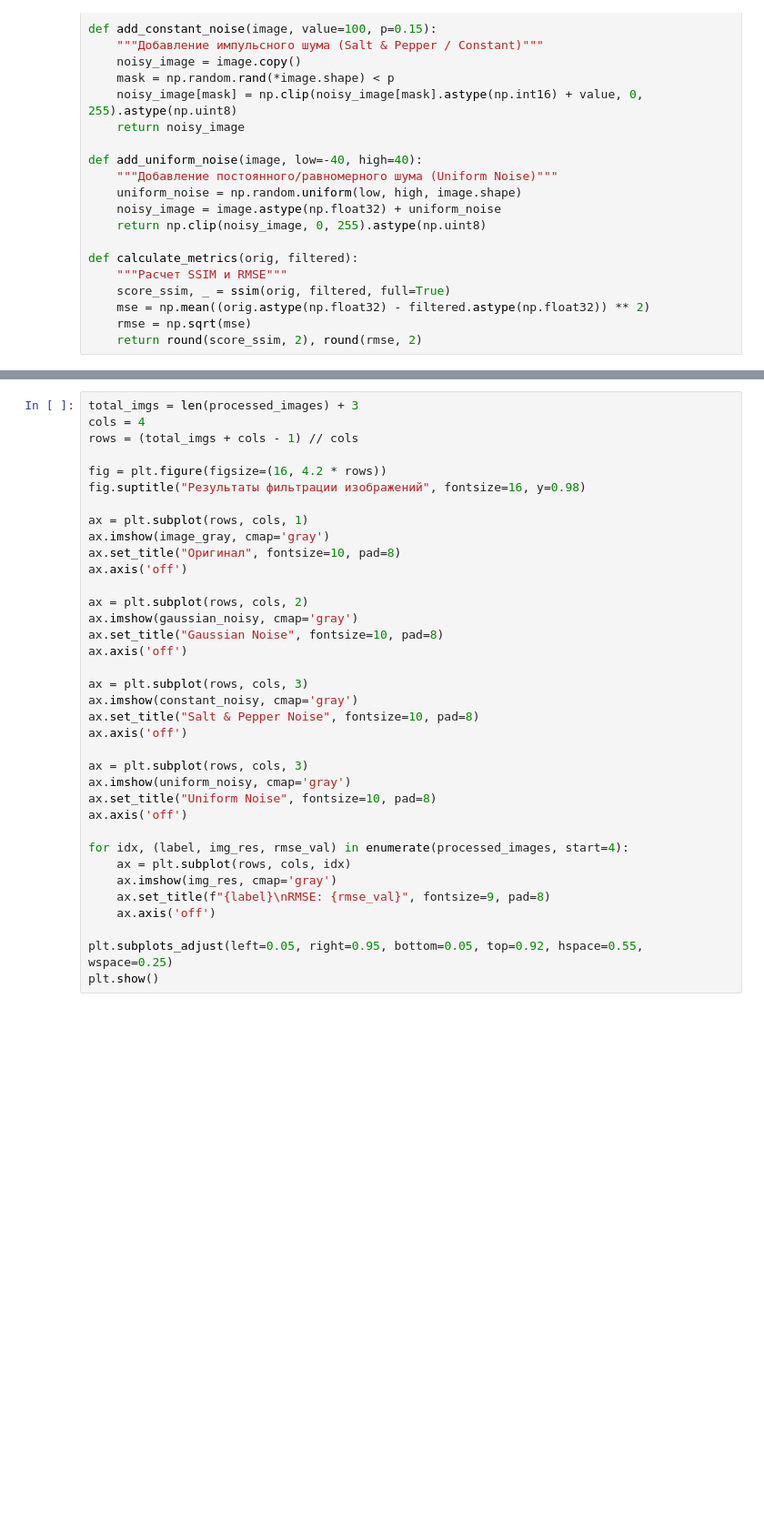
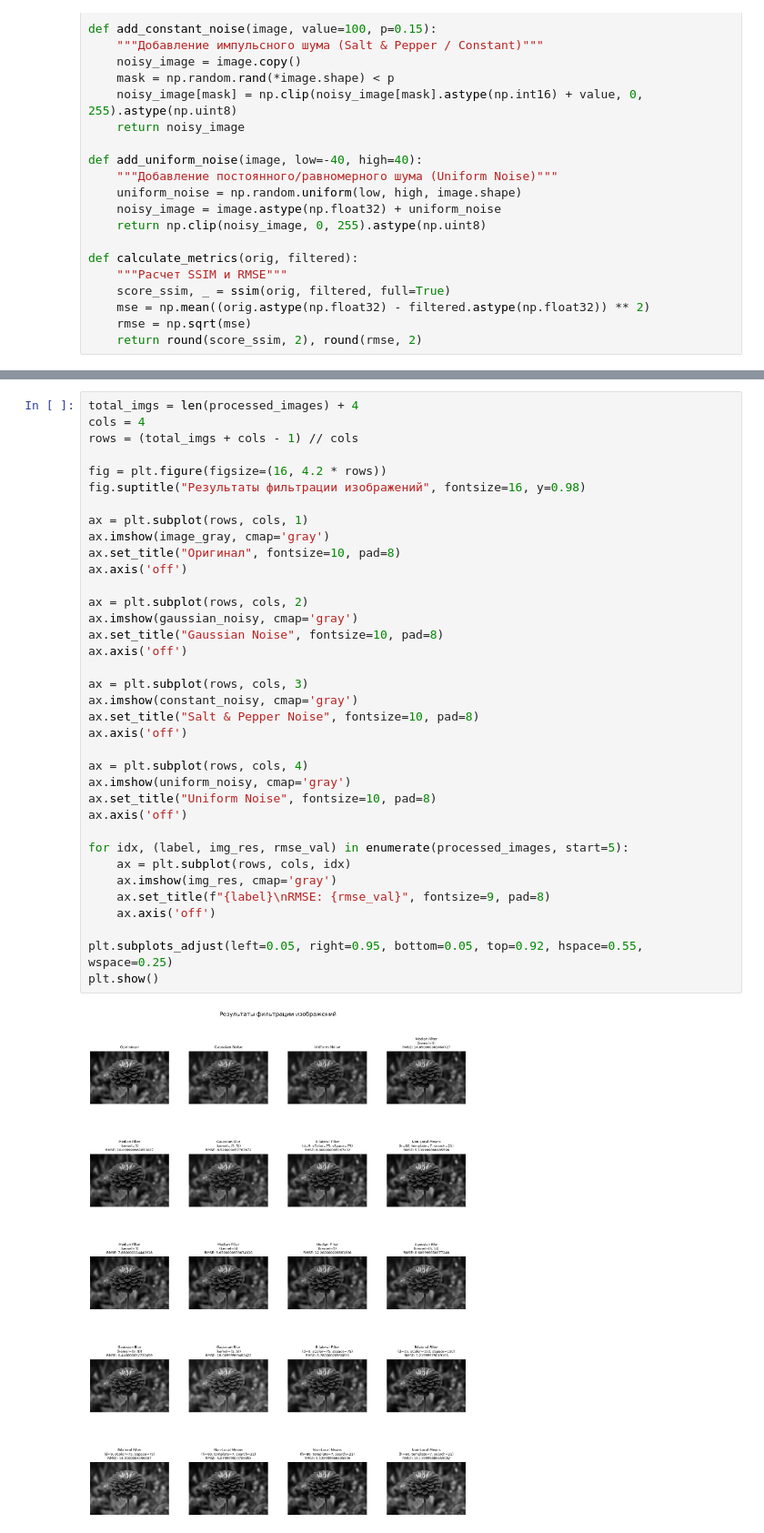
Before and after one commit to sannarat/course-image-processing-2026, a Jupyter notebook: lab2/Task-2.ipynb, the cells around one changed output, grey strips where cells are left out. Shown at 91% size. Saved outputs shown, nothing was run; the diff lists cells and outputs as text; blank space fills up the shorter version.

```diff
--- a/lab2/Task-2.ipynb
+++ b/lab2/Task-2.ipynb
@@ -79,39 +80,41 @@ for noise_type, filter_name, params, func, noisy_img in tests_config:
     processed_images.append((label, filtered_img, rmse_val))
 # %%
-total_imgs = len(processed_images) + 3
+total_imgs = len(processed_images) + 4
 cols = 4
 rows = (total_imgs + cols - 1) // cols
 
 fig = plt.figure(figsize=(16, 4.2 * rows))
 fig.suptitle("Результаты фильтрации изображений", fontsize=16, y=0.98)
 
 ax = plt.subplot(rows, cols, 1)
 ax.imshow(image_gray, cmap='gray')
 ax.set_title("Оригинал", fontsize=10, pad=8)
 ax.axis('off')
 
 ax = plt.subplot(rows, cols, 2)
 ax.imshow(gaussian_noisy, cmap='gray')
 ax.set_title("Gaussian Noise", fontsize=10, pad=8)
 ax.axis('off')
 
 ax = plt.subplot(rows, cols, 3)
 ax.imshow(constant_noisy, cmap='gray')
 ax.set_title("Salt & Pepper Noise", fontsize=10, pad=8)
 ax.axis('off')
 
-ax = plt.subplot(rows, cols, 3)
+ax = plt.subplot(rows, cols, 4)
 ax.imshow(uniform_noisy, cmap='gray')
 ax.set_title("Uniform Noise", fontsize=10, pad=8)
 ax.axis('off')
 
-for idx, (label, img_res, rmse_val) in enumerate(processed_images, start=4):
+for idx, (label, img_res, rmse_val) in enumerate(processed_images, start=5):
     ax = plt.subplot(rows, cols, idx)
     ax.imshow(img_res, cmap='gray')
     ax.set_title(f"{label}\nRMSE: {rmse_val}", fontsize=9, pad=8)
     ax.axis('off')
 
 plt.subplots_adjust(left=0.05, right=0.95, bottom=0.05, top=0.92, hspace=0.55, wspace=0.25)
 plt.show()
+# %% [output]
+[figure, added]
 # %%
 df = pd.DataFrame(table_data)
```
Also changed, not shown: parts of 3 cells of this notebook.
